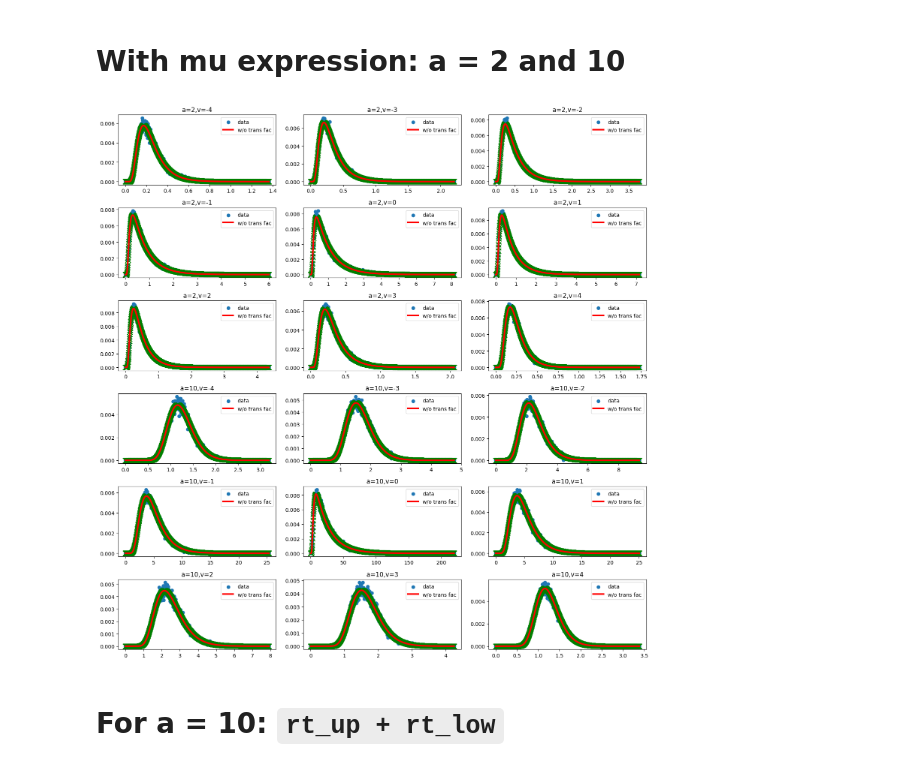
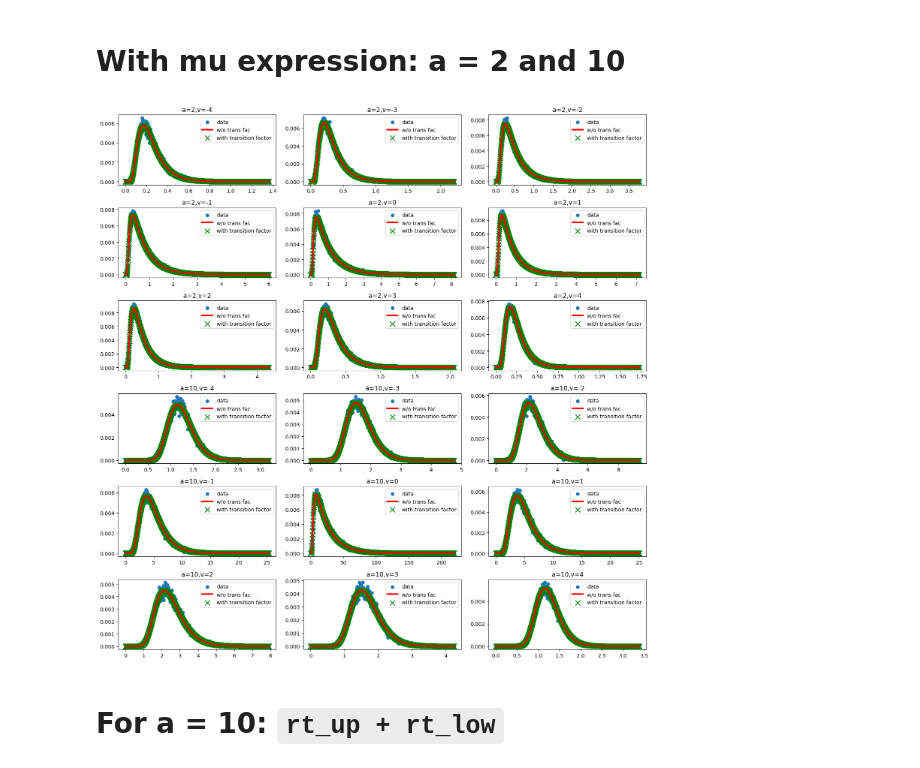
Before and after one commit to rakaar/ai_stats_notes, a Jupyter notebook: neural/ddm_ex21.ipynb, the cells around one changed output. Saved outputs shown, nothing was run; the diff lists cells and outputs as text; code cells hidden in the pictures.

```diff
--- a/neural/ddm_ex21.ipynb
+++ b/neural/ddm_ex21.ipynb
@@ -72,35 +72,35 @@ for a in bound_arr:
         elif a == 10:
             smol_2_large_trans = 0.005
 
         mu = (a/2)*v
         t_scale = (a**2)/4
 
 
         keyname = f"a={str(a)},v={str(v)}"
         choices, RTs = parse_sim_results(all_sim_results[keyname])
 
         t_pts = np.linspace(0.0001/t_scale, max(RTs)/t_scale, 1000)
 
 
         prob = calculate_histogram(t_pts*t_scale, RTs)
         RT_theory_1 = prob_rt_mu(t_pts, mu, smol_2_large_trans)
         RT_theory = prob_rt_generic(t_pts, mu, rtd_mu_small_t)
 
 
         axes[i//3, i%3].scatter(t_pts[:-1]*t_scale, prob);
         axes[i//3, i%3].plot(t_pts[:-1]*t_scale, RT_theory,linewidth=3, color='red');
         axes[i//3, i%3].scatter(t_pts[:-1]*t_scale, RT_theory_1, color='green', marker='x', **{'s': 100});
 
         # if a == 10:
         #     axes[i//3, i%3].set_xlim([0, 15])
         axes[i//3, i%3].set_title(keyname);
-        axes[i//3, i%3].legend(['data', 'w/o trans fac'])
+        axes[i//3, i%3].legend(['data', 'w/o trans fac', 'with transition factor'])
         i += 1
 
 plt.tight_layout()
 plt.show()
 # %% [output]
-[figure, old version]
+[figure, new version]
 # %% [markdown]
 # For a = 10: `rt_up + rt_low`
 # %%
```
Also changed, not shown: 1 other file.
